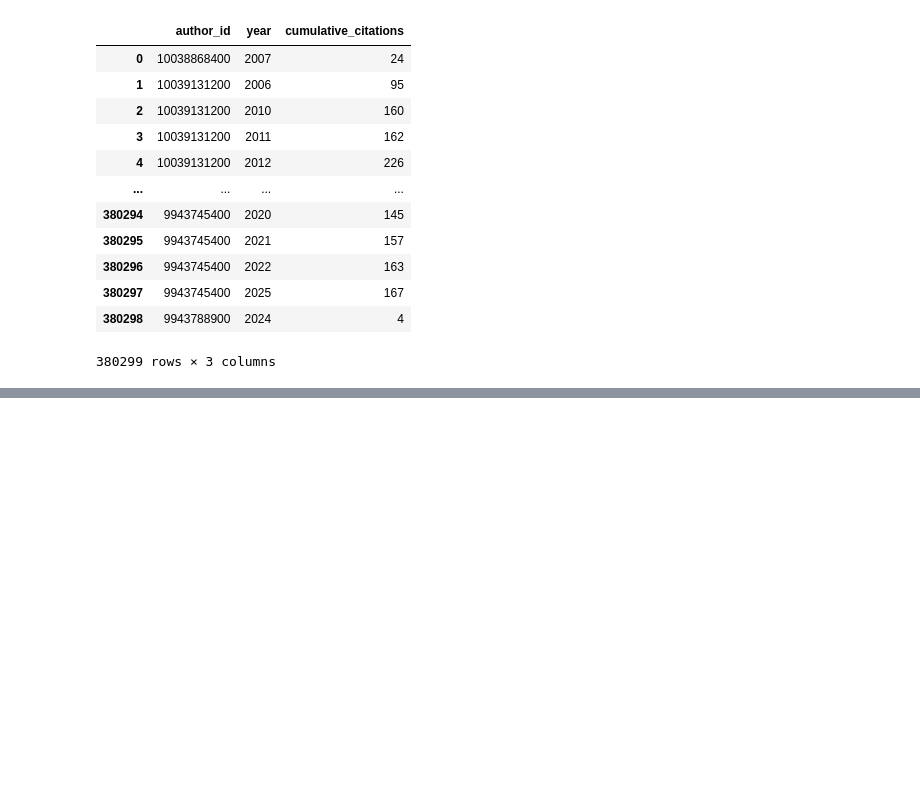
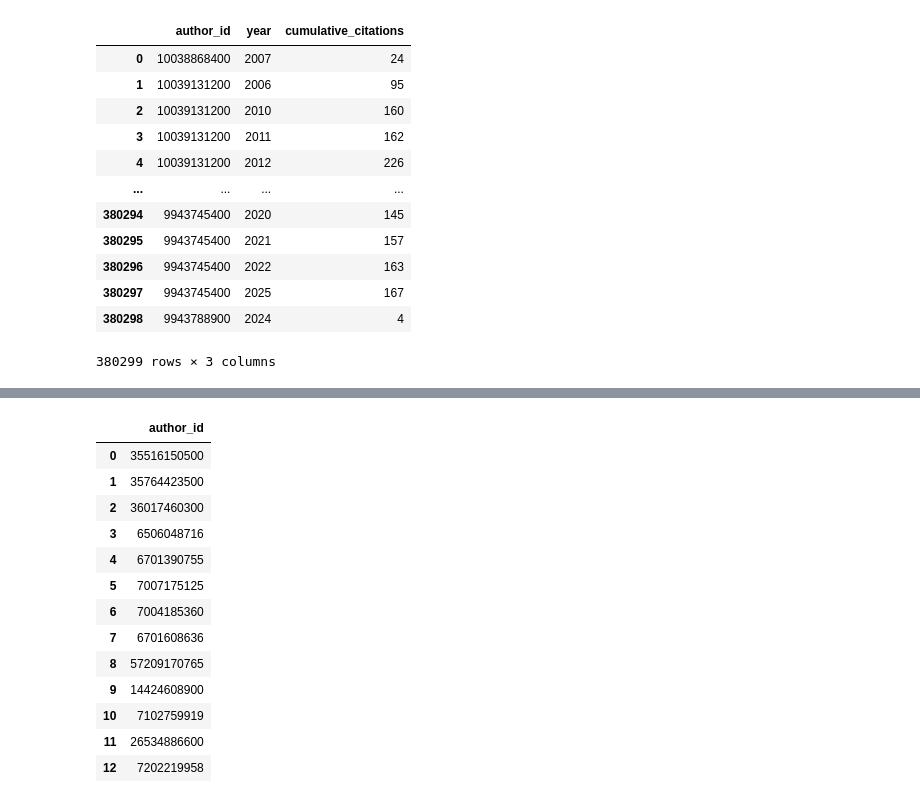
Before and after one commit to pesader/graphology, a Jupyter notebook: analysis.ipynb, the cells around one changed output, grey strips where cells are left out. Saved outputs shown, nothing was run; the diff lists cells and outputs as text; code cells hidden in the pictures; blank space fills up the shorter version.

```diff
--- a/analysis.ipynb
+++ b/analysis.ipynb
@@ -1165,6 +1227,7 @@ def shift_reference_year(df_yipa: pd.DataFrame, df_group: pd.DataFrame, year: in
     df_shifted = df_yipa.merge(df_group, on="author_id", how="inner")
 
     # Trim years with zero citations (likely before the author even started publishing)
+    df_shifted["year"] = df_shifted["year"].astype(int)
     df_shifted = df_shifted[df_shifted["cumulative_citations"] != 0]
 
     # Use years relative to first external collaboration year
@@ -1218,11 +1281,12 @@ def run_regressions(df, col, window):
             x = group['year']
             y = group[col]
             if len(x) >= 2:  # Need at least two points for regression
-                slope, intercept, *_ = linregress(x, y)
+                slope, intercept, r_value, p_value, std_err = linregress(x, y)
                 results.append({
                     'author_id': author_id,
                     'slope': slope,
                     'intercept': intercept,
+                    "p_value": p_value,
                     'period': period
                 })
 
@@ -1236,7 +1300,7 @@ def compare_slopes(df_regressions):
 
     return df_pivoted
 # %%
-def run_experiment(year: int, window: int = 5):
+def run_experiment(year: int, get_experimental_group, get_control_group, window: int = 5):
     df_experimental_group = get_experimental_group(year)
     df_control_group = get_control_group(year)
 
@@ -1256,7 +1320,7 @@ def run_experiment(year: int, window: int = 5):
         df_group = group_props["data"]
 
         # Shift years and normalize citations count
-        df_shifted = shift_reference_year(df_yipa_filled, df_group, year, WINDOW)
+        df_shifted = shift_reference_year(df_yipa, df_group, year, window)
         df_normalized = normalize_citations(df_shifted)
         group_props["normalized"] = df_normalized
 
@@ -1264,7 +1328,7 @@ def run_experiment(year: int, window: int = 5):
         # plot_impact(df_normalized, COL, year, group_name)
 
         # Run linear regressions
-        df_regressions = run_regressions(df_normalized, COL, WINDOW)
+        df_regressions = run_regressions(df_normalized, COL, window)
         group_props["regressions"] = df_regressions
 
         df_results = compare_slopes(df_regressions)
@@ -1346,0 +1441,44 @@ slope change mean (all years) in experimental group: 1.2007832873693798
+# %%
+def get_experimental_group_improved(year):
+    return gds.run_cypher(
+    f"""
+    MATCH (a1:Author)<-[:INVOLVES_AUTHOR]-(auth1:Authorship)-[:INVOLVES_DOCUMENT]->(d:Document),
+          (d)<-[:INVOLVES_DOCUMENT]-(auth2:Authorship)-[:INVOLVES_AUTHOR]->(a2:Author)
+    WHERE a1 <> a2 AND
+          auth1.external = false AND
+          auth2.external = true
+
+    // Filter only documents with ≤ 15 authors
+    WITH a1, d
+    MATCH (d)<-[:INVOLVES_DOCUMENT]-(:Authorship)-[:INVOLVES_AUTHOR]->(auth_author:Author)
+    WITH a1, d, count(DISTINCT auth_author) AS author_count
+    WHERE author_count <= 15
+
+    WITH a1.scopus_id AS author_id, d.date AS date
+
+    WITH author_id, min(date) AS first_external_collab_date
+
+    WHERE first_external_collab_date >= "{year}-01-01" AND
+          first_external_collab_date <  "{year + 1}-01-01"
+
+    RETURN author_id
+    """,
+    )
+# %%
+df_eximp = get_experimental_group_improved(2011)
+df_eximp
+# %% [output]
+|  | author_id |
+| 0 | 35516150500 |
+| 1 | 35764423500 |
+| 2 | 36017460300 |
+| 3 | 6506048716 |
+| 4 | 6701390755 |
+| 5 | 7007175125 |
+| 6 | 7004185360 |
+| 7 | 6701608636 |
+| 8 | 57209170765 |
+| 9 | 14424608900 |
+| 10 | 7102759919 |
+| 11 | 26534886600 |
+| 12 | 7202219958 |
```
Also changed, not shown: parts of 46 cells of this notebook.
